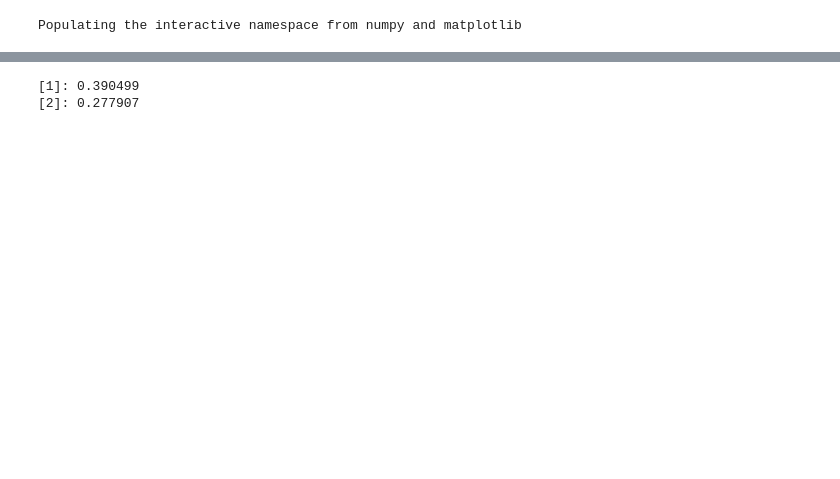
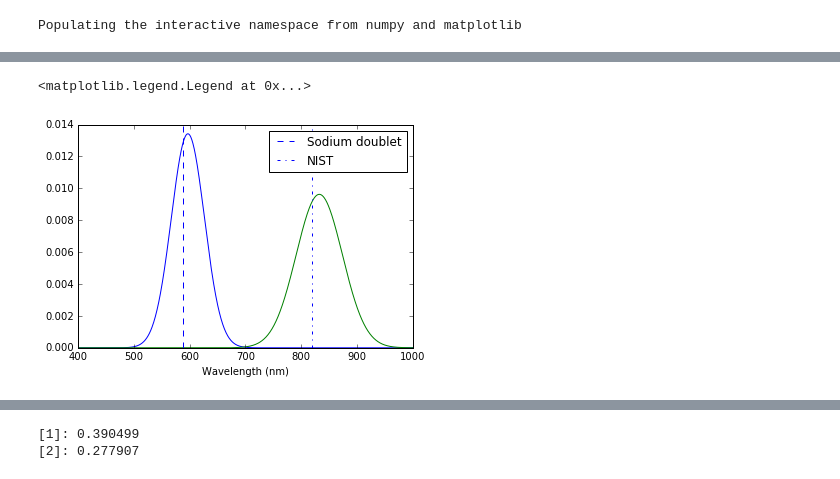
Before and after one commit to psanker/phys3-lab, a Jupyter notebook: lab8.ipynb, the cells around one changed output, grey strips where cells are left out. Cells and saved outputs as stored; diff of their text form; code cells hidden in the pictures; blank space fills up the shorter version.

```diff
--- a/lab8.ipynb
+++ b/lab8.ipynb
@@ -108,3 +106,24 @@ plt.legend(loc='upper right')
+# %%
+# Data from NIST
+# http://physics.nist.gov/PhysRefData/Handbook/Tables/neontable3.htm#7173.9381
+# http://nist.gov/data/PDFfiles/jpcrd690.pdf
+
+l1_na = wavelength(true_angle(np.abs(4050 - 2830) * u.degree), d=dbar)
+l2_na = wavelength(true_angle(np.abs(4570 - 2830) * u.degree), d=dbar)
+
+lams  = np.linspace(400, 1000, 1000)
+
+plt.plot(lams, mlab.normpdf(lams, 1e9*l1_na[0].value, 1e9*l1_na[1].value))
+plt.plot(lams, mlab.normpdf(lams, 1e9*l2_na[0].value, 1e9*l2_na[1].value))
+
+plt.axvline(589, ls='--', label='Sodium doublet')
+plt.axvline(819.48, ls='-.', label='NIST')
+
+plt.xlabel('Wavelength (nm)')
+plt.legend(loc='upper right')
+# %% [output]
+<matplotlib.legend.Legend at 0x...>
+[figure, added]
 # %%
 # line spectrum of He
 
```
Also changed, not shown: parts of 8 cells of this notebook, 16 other files.
